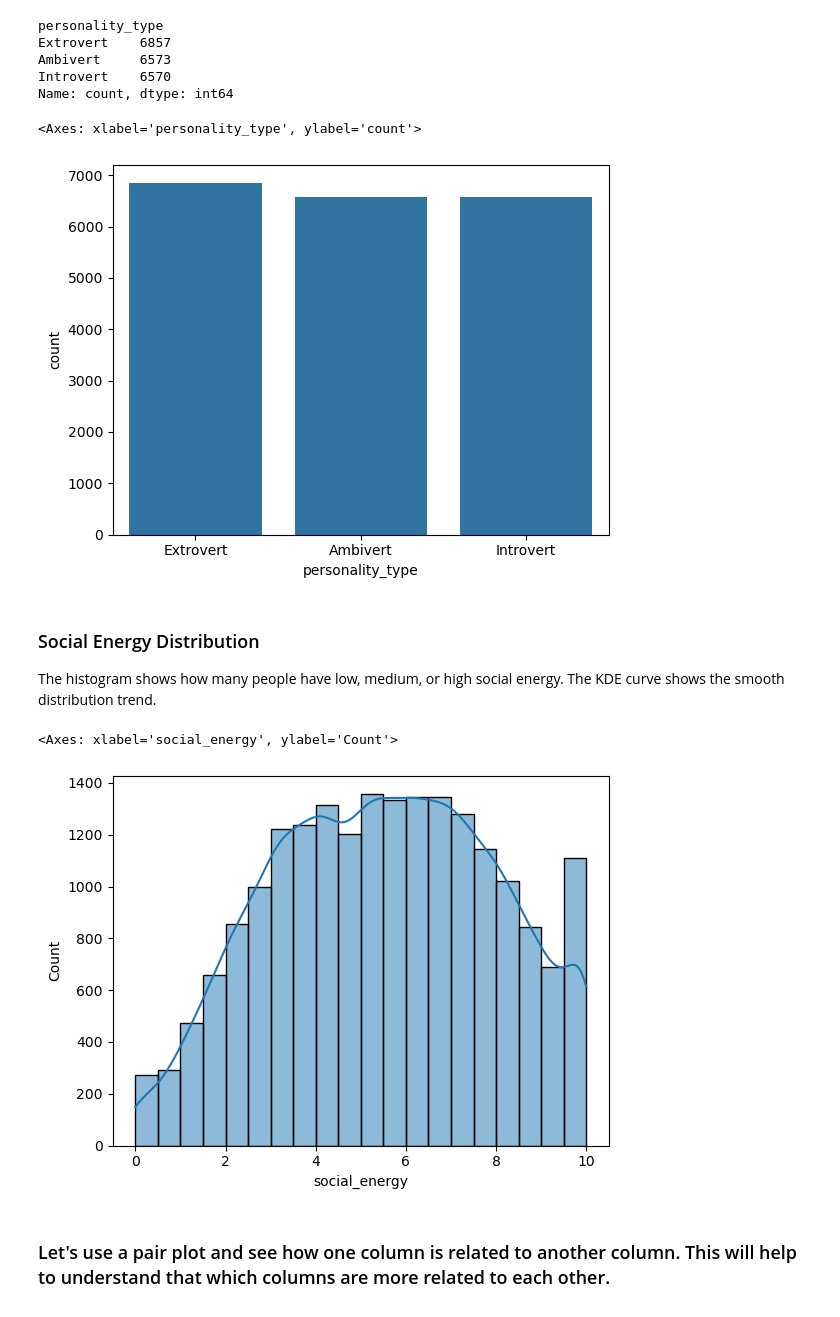
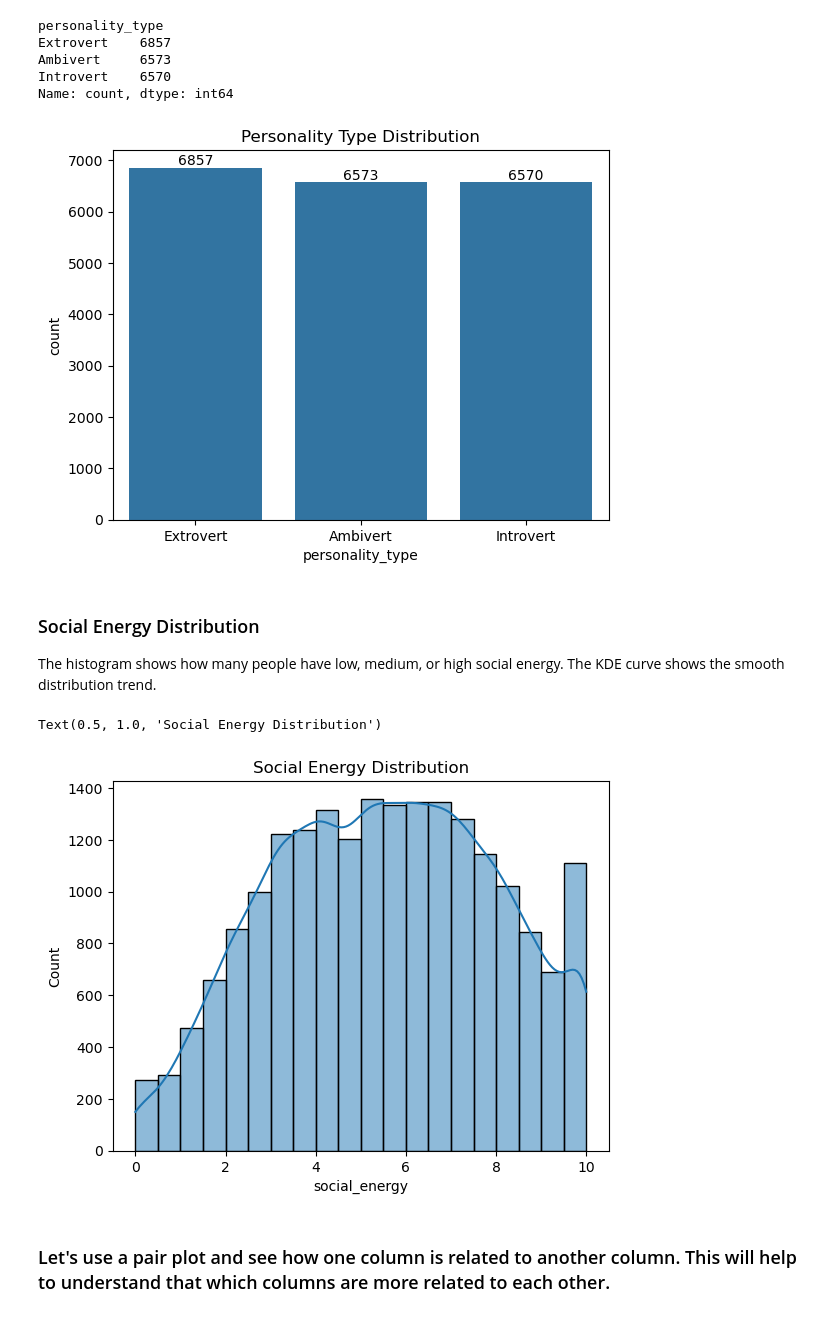
Before and after one commit to Chauhanekta21/Personality-Predictor, a Jupyter notebook: jupyter_notebook/personality_predictor.ipynb, the cells around one changed output. Cells and saved outputs as stored; diff of their text form; code cells hidden in the pictures.

```diff
--- a/jupyter_notebook/personality_predictor.ipynb
+++ b/jupyter_notebook/personality_predictor.ipynb
@@ -12,7 +12,7 @@ import seaborn as sns
 # %% [markdown]
 ### Import dataset using `pandas` to read the CSV file
 # %%
-df = pd.read_csv('personality_dataset.csv')
+df = pd.read_csv('../data/personality_dataset.csv')
 df
 # %% [output]
 |  | personality_type | social_energy | alone_time_preference | talkativeness | deep_reflection | group_comfort | ... |
@@ -101,18 +101,24 @@ Ambivert     6573
 Introvert    6570
 Name: count, dtype: int64
 # %%
-sns.countplot(x='personality_type', data=df)  #well balanced personality types
+ax = sns.countplot(x='personality_type', data=df)
+
+for container in ax.containers:
+    ax.bar_label(container)
+
+plt.title('Personality Type Distribution')
+plt.show()
 # %% [output]
-<Axes: xlabel='personality_type', ylabel='count'>
-[figure, old version]
+[figure, new version]
 # %% [markdown]
 ### Social Energy Distribution
 The histogram shows how many people have low, medium, or high social energy. The KDE curve shows the smooth distribution trend.
 # %%
 sns.histplot(x='social_energy', data=df, bins=20, kde=True)
+plt.title('Social Energy Distribution')
 # %% [output]
-<Axes: xlabel='social_energy', ylabel='Count'>
+Text(0.5, 1.0, 'Social Energy Distribution')
-[figure, old version]
+[figure, new version]
 # %% [markdown]
 ### Let's use a pair plot and see how one column is related to another column. This will help to understand that which columns are more related to each other.
 # %%
```
Also changed, not shown: parts of 3 cells of this notebook.
